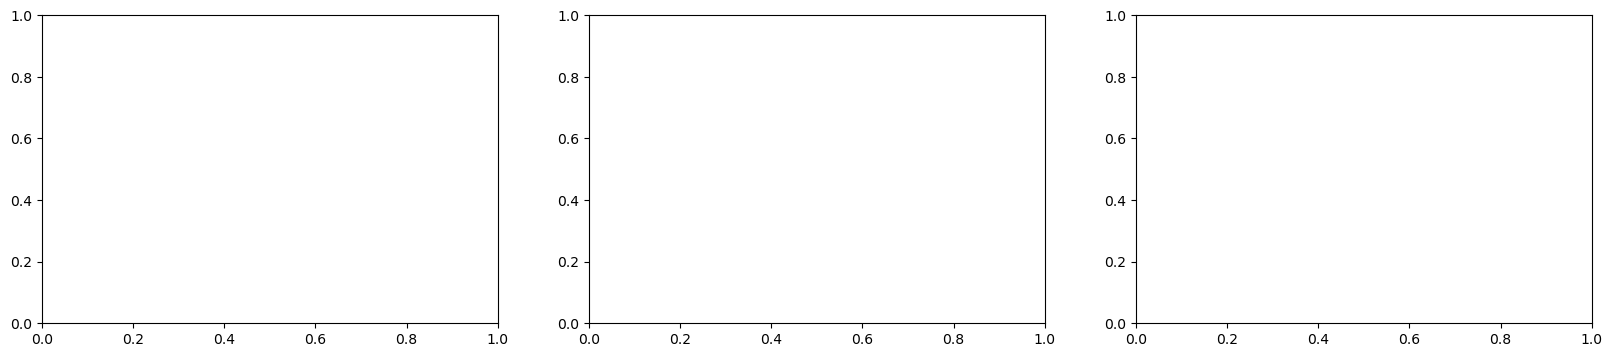
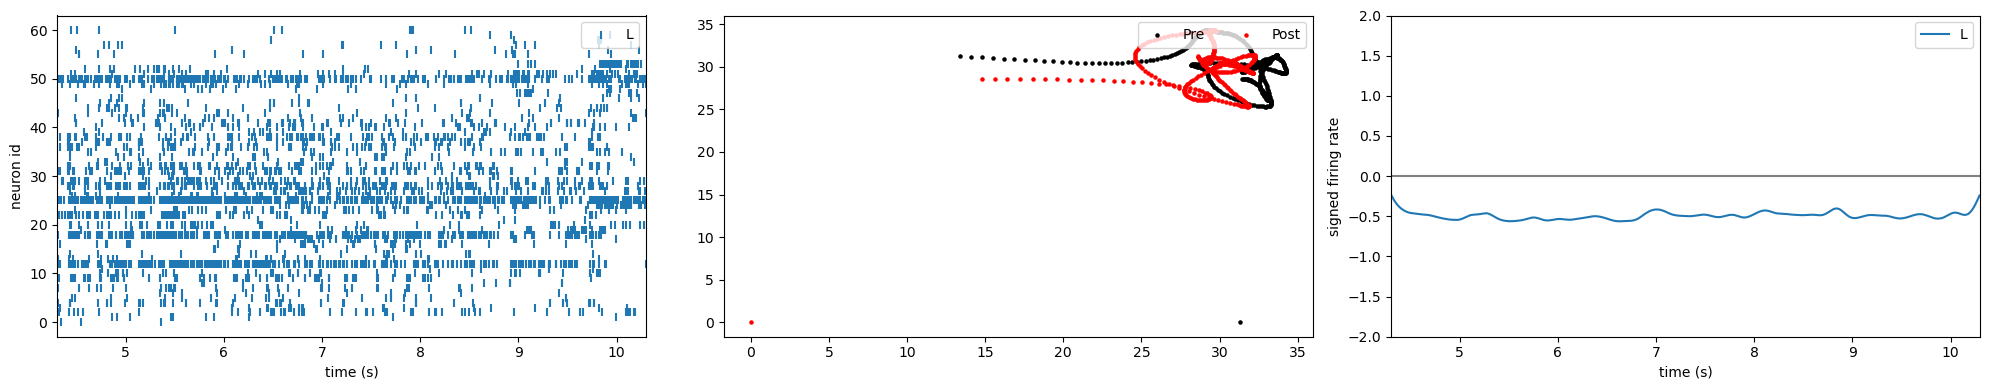
The notebook cell's code change between the first figure and the second:
--- before
+++ after
@@ -1,2 +1,3 @@
+#TODO add folder to store plots 
 # E mean firing rate
 PRESYNAPTIC=True
@@ -27,5 +28,5 @@
 
 
-binPOP = np.zeros((2,int(D_max[-1]*fs)))
+
 
 if(not PRESYNAPTIC):
@@ -56,16 +57,14 @@
     ax1.legend()
     ax1.set_xlim(0,D)
-
-else:
-    f, (ax1, ax2, ax3) = plt.subplots(1, 3, figsize=(20,4))
     
 
 
 for i in range(len(D_max)):
+    binPOP = np.zeros((2,int(np.ceil(D_max[i]*fs))))
     spike_max = np.sum(spike_t<D_max[i])
     spike_min = np.sum(spike_t<D_min[i])
     for j in range(spike_min, spike_max):
         if(D_min[i]< spike_t[j]<D_max[i]):
-            #print(j, spike_id[j])
+            #print(D_max[i], max(spike_t))
             group_idx = min(spike_id[j] // NE, 1) 
             binPOP[group_idx,int(spike_t[j]*fs)]=1
@@ -76,18 +75,31 @@
     binPOP[0] = np.convolve(binPOP[0],gauss,'same')
     binPOP[1] = np.convolve(binPOP[1],gauss,'same')
-    if(len(binPOP[0,int(D_stim[0][i]*fs):int(D_stim[1][i]*fs)]) > len(binPOP[0,int(D_stim[1][i]*fs):int(D_stim[2][i]*fs)]):
-        binPOP[0,int(D_stim[1][i]*fs):int(D_stim[2][i]*fs)]= np.resize(0,len(binPOP[0,int(D_stim[0][i]*fs):int(D_stim[1][i]*fs)]))
-    else:
-        binPOP[0,int(D_stim[0][i]*fs):int(D_stim[1][i]*fs)] = np.resize(0, len(binPOP[0,int(D_stim[1][i]*fs):int(D_stim[2][i]*fs)]))
-    if(len(binPOP[0,int(D_stim[2][i]*fs):int(D_stim[3][i]*fs)])> len(binPOP[0,int(D_stim[1][i]*fs):int(D_stim[2][i]*fs)])):
-        binPOP[0,int(D_stim[1][i]*fs):int(D_stim[2][i]*fs)] = np.resize(0, len(binPOP[0,int(D_stim[2][i]*fs):int(D_stim[3][i]*fs)]))
-    else:
-    
-    ax2.scatter(binPOP[0,int(D_stim[0][i]*fs):int(D_stim[1][i]*fs)],binPOP[0,int(D_stim[1][i]*fs):int(D_stim[2][i]*fs)],c='k',s=5,label='Pre')
-    ax2.scatter(binPOP[0,int(D_stim[2][i]*fs):int(D_stim[3][i]*fs)],binPOP[0,int(D_stim[1][i]*fs):int(D_stim[2][i]*fs)],c='red',s=5,label='Post')
+    bin_pre = binPOP[0,int(D_stim[0][i]*fs):int(D_stim[1][i]*fs)]
+    bin_during=binPOP[0,int(D_stim[1][i]*fs):int(D_stim[2][i]*fs)]
+    bin_post= binPOP[0,int(D_stim[2][i]*fs):int(D_stim[3][i]*fs)]
+    while( not (len(bin_during)== len(bin_post) & len(bin_during) == len(bin_pre))):
+        if len(bin_pre) > len(bin_during):
+            bin_during = np.pad(bin_during, (0, len(bin_pre) - len(bin_during)), mode='constant')
+            print(f"resized during pop of {D_stim[1][i]} measurement")
+        else:
+            bin_pre = np.pad(bin_pre, (0, len(bin_during) - len(bin_pre)), mode='constant')
+            print(f"resized pre pop of {D_stim[1][i]} measurement")
+        if len(bin_post) > len(bin_during):
+            bin_during = np.pad( bin_during, (0, len(bin_post) - len(bin_during)), mode = 'constant')
+            print(f"resized during pop of {D_stim[1][i]} measurement")
+        else:
+            bin_post = np.pad (bin_post, (0, len(bin_during) - len(bin_post)), mode='constant')
+            print(f"resized post pop of {D_stim[1][i]} measurement")
+            
+    #binPOP[0,int(D_stim[0][i]*fs):int(D_stim[1][i]*fs)] = bin_pre
+    #binPOP[0,int(D_stim[1][i]*fs):int(D_stim[2][i]*fs)]=bin_during
+    #binPOP[0,int(D_stim[2][i]*fs):int(D_stim[3][i]*fs)]=bin_post 
+    f, (ax1, ax2, ax3) = plt.subplots(1, 3, figsize=(20,4))
+    ax2.scatter(bin_pre,bin_during,c='k',s=5,label='Pre')
+    ax2.scatter(bin_post,bin_during,c='red',s=5,label='Post')
     #ax2.set_ylabel(f"firing rate {labelx[0]} POP")
     #ax2.set_xlabel(f'firing rate {labelx[1]} POP')
     ax2.legend(loc='upper right', ncol=2)
-    time = np.arange(binPOP.shape[0]) / fs
+    time = np.arange(binPOP.shape[1])/ fs
     #ax3.plot(time, binPOP[0]/NE,label= labelx[0])
     ax3.plot(time,-binPOP[0]/NI,label= labelx[1])
@@ -102,7 +114,8 @@
     ax1.set_xlabel('time (s)')
     ax1.set_ylabel('neuron id')
-    ax1.legend()
+    ax1.legend(loc='upper right', ncol=2)
     ax1.set_xlim(D_min[i],D_max[i])
     plt.tight_layout()
-    plt.savefig(f'Pre-During-Pos{D_start[i]}.png')
-    plt.show(label=f'OL_L_1: times{D_start[i]} till {D_end[i]}')
+    plt.savefig(f'Pre-During-Pos {D_start[i]}.png')
+    plt.show()
+    plt.close(f)

Commit: multidimensional spike recordings